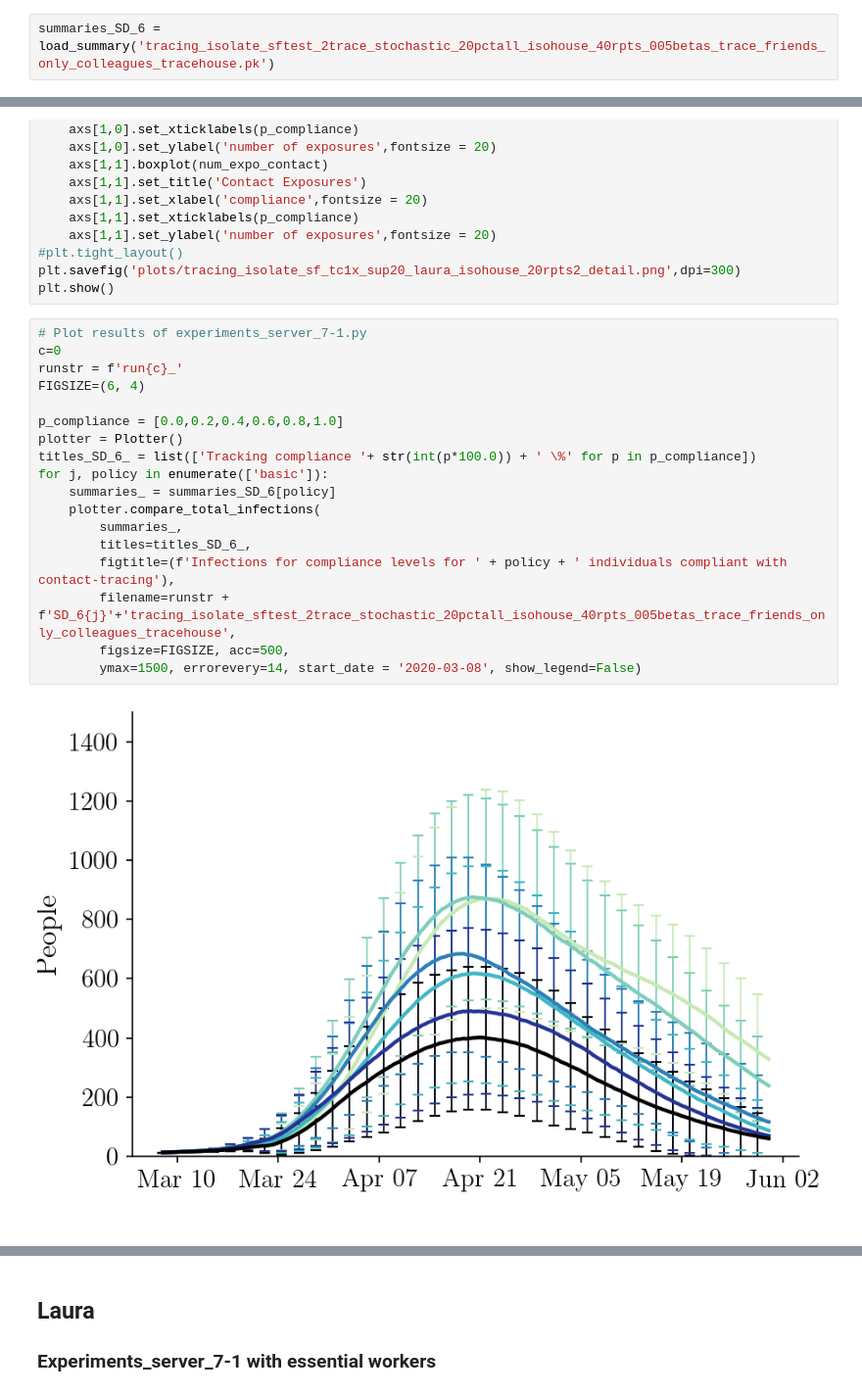
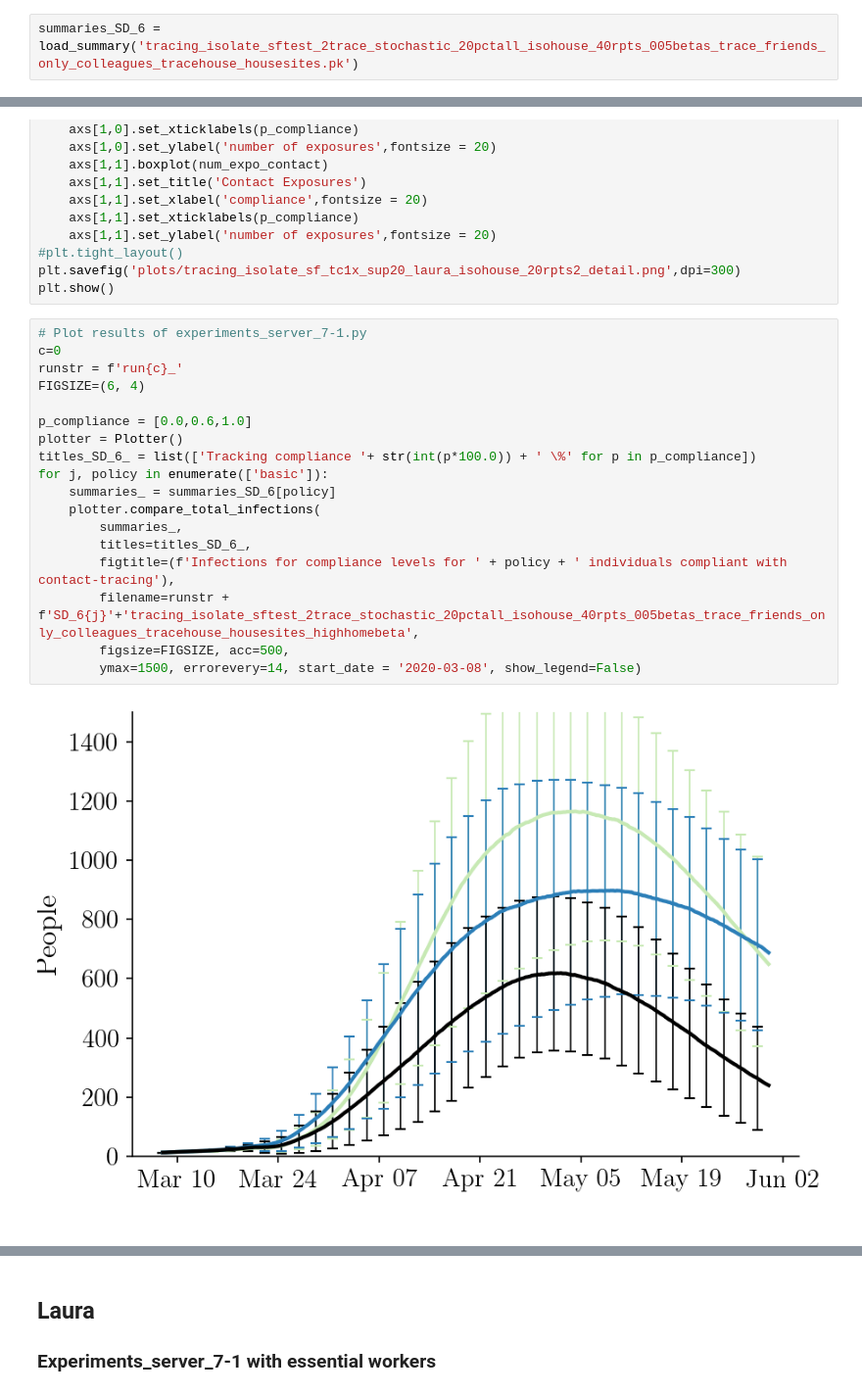
Before and after one commit to stanfordfuturebay/simulator, a Jupyter notebook: sim/Plot.ipynb, the cells around one changed output, grey strips where cells are left out. Shown at 98% size. Saved outputs shown, nothing was run; the diff lists cells and outputs as text.

Commit message:
added housesites and home gatherings

```diff
--- a/sim/Plot.ipynb
+++ b/sim/Plot.ipynb
@@ -48,7 +48,7 @@ from IPython.display import display, HTML
 # %% [markdown]
 ## Zihan
 # %%
-summaries_SD_6 = load_summary('tracing_isolate_sftest_2trace_stochastic_20pctall_isohouse_40rpts_005betas_trace_friends_only_colleagues_tracehouse.pk')
+summaries_SD_6 = load_summary('tracing_isolate_sftest_2trace_stochastic_20pctall_isohouse_40rpts_005betas_trace_friends_only_colleagues_tracehouse_housesites.pk')
 # %%
 '''
 (0) 0: SocialDistancingForAllMeasure`
@@ -140,20 +140,20 @@ plt.show()
 # %%
 # Plot results of experiments_server_7-1.py
 c=0
 runstr = f'run{c}_'
 FIGSIZE=(6, 4)
 
-p_compliance = [0.0,0.2,0.4,0.6,0.8,1.0]
+p_compliance = [0.0,0.6,1.0]
 plotter = Plotter()
 titles_SD_6_ = list(['Tracking compliance '+ str(int(p*100.0)) + ' \%' for p in p_compliance])
 for j, policy in enumerate(['basic']):
     summaries_ = summaries_SD_6[policy]
     plotter.compare_total_infections(
         summaries_,
         titles=titles_SD_6_,
         figtitle=(f'Infections for compliance levels for ' + policy + ' individuals compliant with contact-tracing'),
-        filename=runstr + f'SD_6{j}'+'tracing_isolate_sftest_2trace_stochastic_20pctall_isohouse_40rpts_005betas_trace_friends_only_colleagues_tracehouse',
+        filename=runstr + f'SD_6{j}'+'tracing_isolate_sftest_2trace_stochastic_20pctall_isohouse_40rpts_005betas_trace_friends_only_colleagues_tracehouse_housesites_highhomebeta',
         figsize=FIGSIZE, acc=500,
         ymax=1500, errorevery=14, start_date = '2020-03-08', show_legend=False)
 # %% [output]
-[figure, old version]
+[figure, new version]
```
Also changed, not shown: parts of 2 cells of this notebook, 6 other files.
